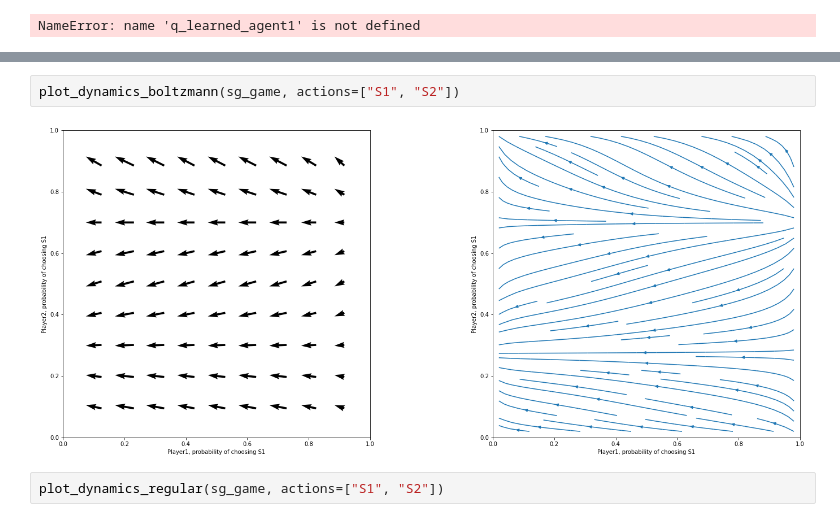
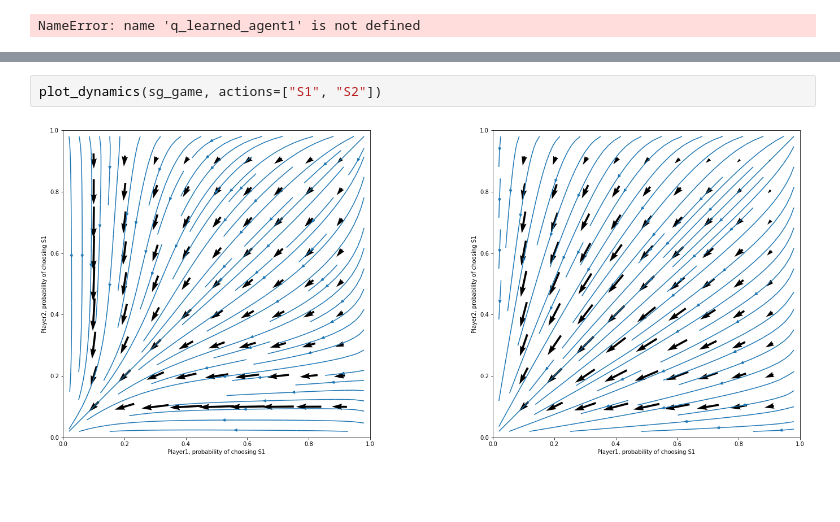
Before and after one commit to rubenponsaers/ml_project, a Jupyter notebook: code/task2.ipynb, the cells around one changed output, grey strips where cells are left out. Saved outputs shown, nothing was run; the diff lists cells and outputs as text; blank space fills up the shorter version.

```diff
--- a/code/task2.ipynb
+++ b/code/task2.ipynb
@@ -254,6 +205,4 @@ plot_dynamics_regular(bots_game, actions=["O", "M"])
-# %%
-plot_dynamics_boltzmann(sg_game, actions=["S1", "S2"])
-# %% [output]
-[figure, removed]
-# %%
-plot_dynamics_regular(sg_game, actions=["S1", "S2"])
+# %%
+plot_dynamics(sg_game, actions=["S1", "S2"])
+# %% [output]
+[figure, added]
```
Also changed, not shown: parts of 7 cells of this notebook, 3 other files.
